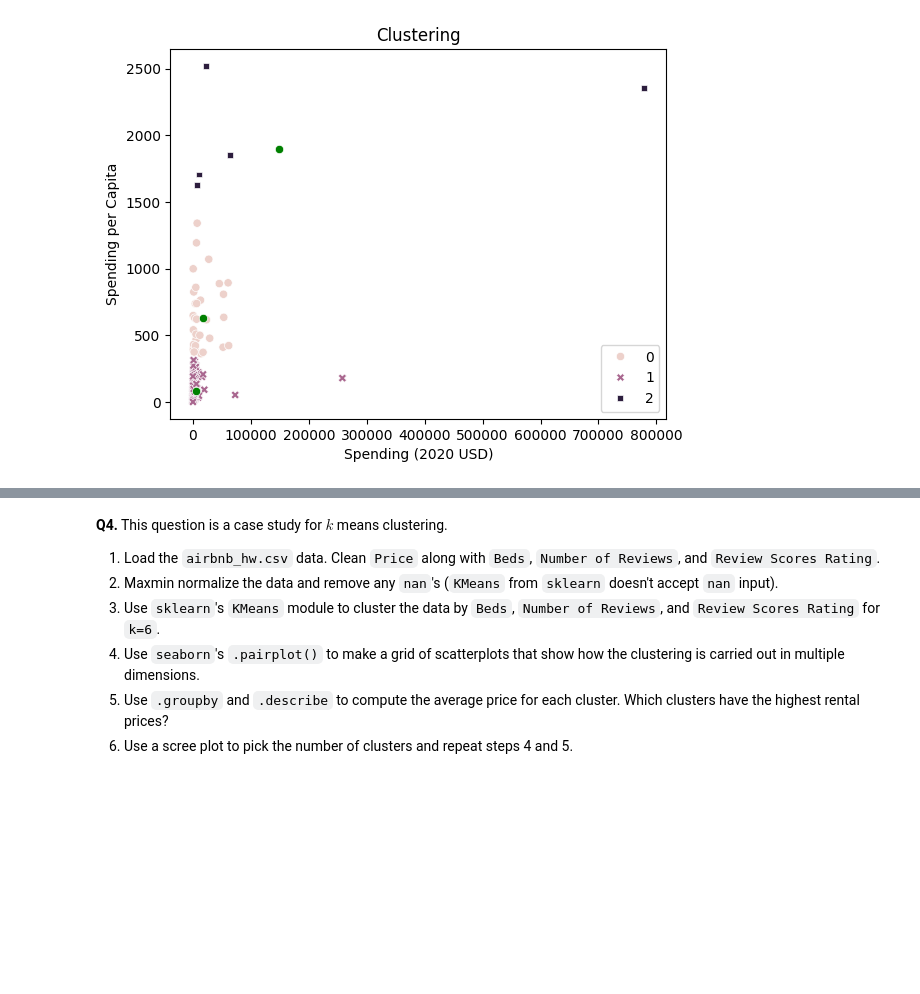
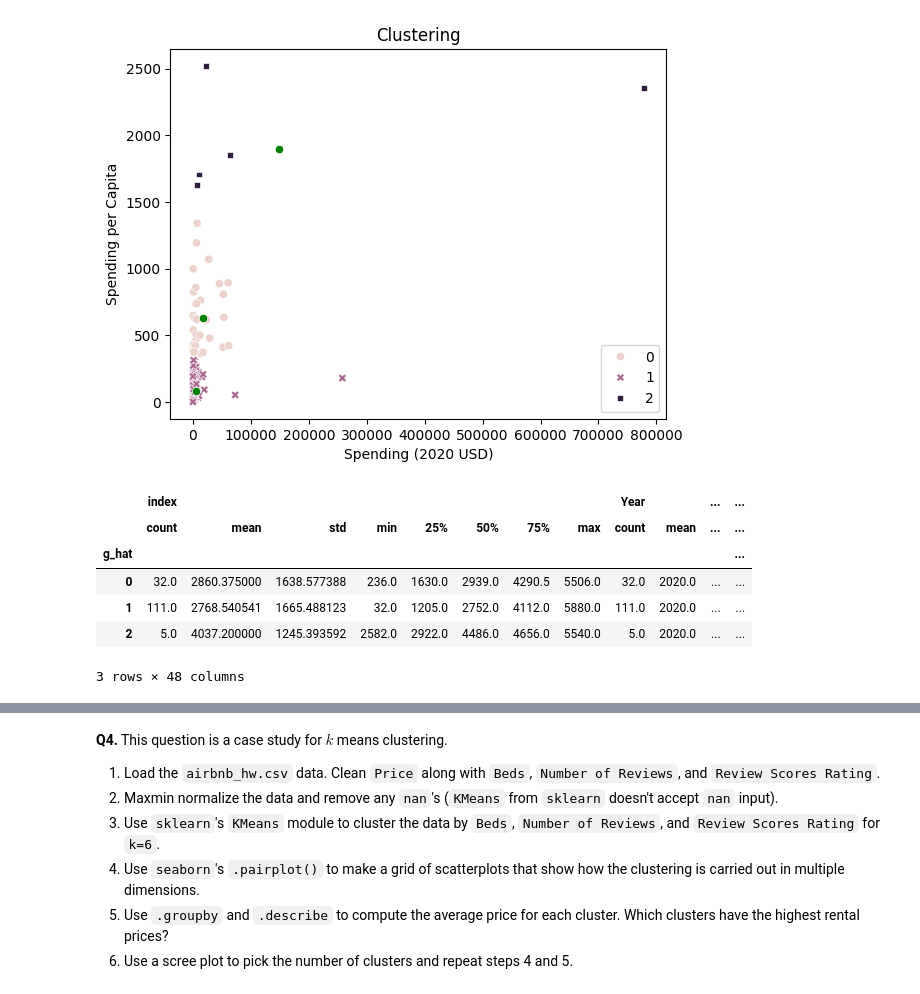
Before and after one commit to Nithil-Suresh/clustering, a Jupyter notebook: assignment/assignment_clustering.ipynb, the cells around one changed output, grey strips where cells are left out. Saved outputs shown, nothing was run; the diff lists cells and outputs as text; code cells hidden in the pictures; blank space fills up the shorter version.

```diff
--- a/assignment/assignment_clustering.ipynb
+++ b/assignment/assignment_clustering.ipynb
@@ -279,3 +279,13 @@ sns.scatterplot( x=centroid_x_1, y=centroid_x_2, color='green')
 # %% [output]
 <Axes: title={'center': 'Clustering'}, xlabel='Spending (2020 USD)', ylabel='Spending per Capita'>
 [figure]
+# %%
+df_2020.groupby('g_hat').describe()
+# %% [output]
+|  | index |  |  |  |  |  |  |  | Year |  | ... | ... |
+|  | count | mean | std | min | 25% | 50% | 75% | max | count | mean | ... | ... |
+| g_hat |  |  |  |  |  |  |  |  |  |  |  | ... |
+| 0 | 32.0 | 2860.375000 | 1638.577388 | 236.0 | 1630.0 | 2939.0 | 4290.5 | 5506.0 | 32.0 | 2020.0 | ... | ... |
+| 1 | 111.0 | 2768.540541 | 1665.488123 | 32.0 | 1205.0 | 2752.0 | 4112.0 | 5880.0 | 111.0 | 2020.0 | ... | ... |
+| 2 | 5.0 | 4037.200000 | 1245.393592 | 2582.0 | 2922.0 | 4486.0 | 4656.0 | 5540.0 | 5.0 | 2020.0 | ... | ... |
+3 rows × 48 columns
```
Also changed, not shown: parts of 6 cells of this notebook.
